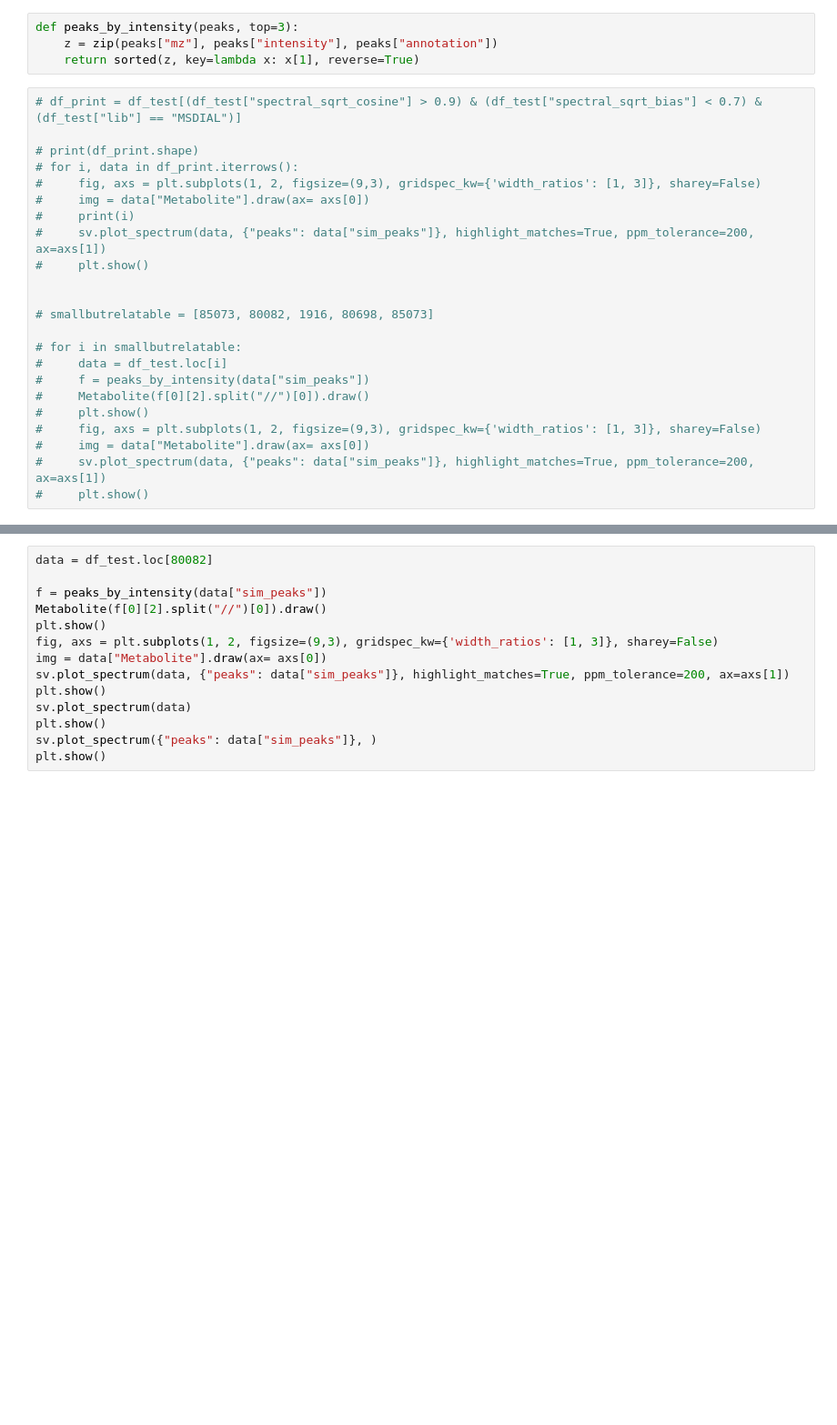
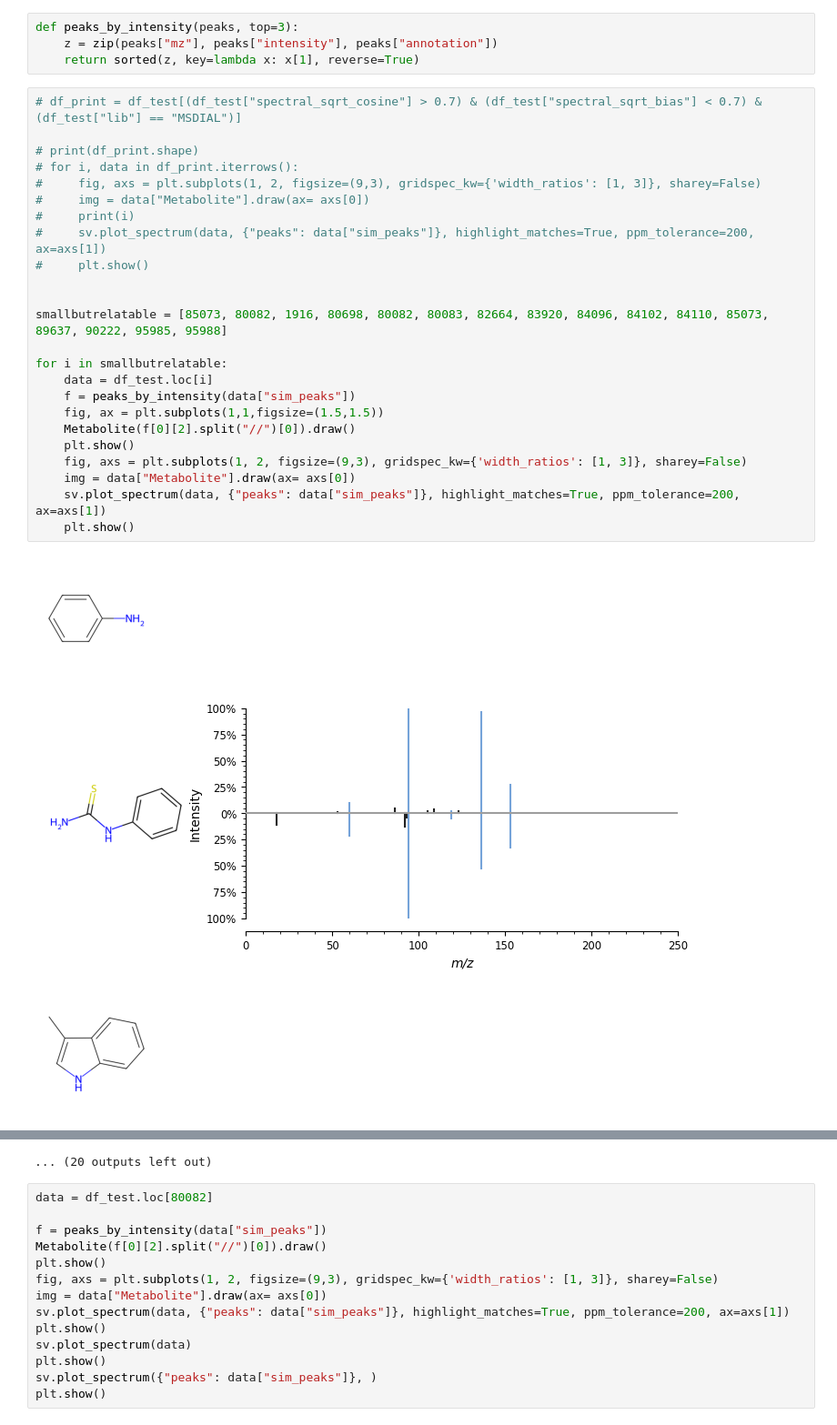
Before and after one commit to BAMeScience/fiora, a Jupyter notebook: notebooks/test_model.ipynb, the cells around one changed output, grey strips where cells are left out. Shown at 91% size. Saved outputs shown, nothing was run; the diff lists cells and outputs as text; blank space fills up the shorter version.

```diff
--- a/notebooks/test_model.ipynb
+++ b/notebooks/test_model.ipynb
@@ -1002,25 +1002,30 @@ def peaks_by_intensity(peaks, top=3):
     z = zip(peaks["mz"], peaks["intensity"], peaks["annotation"])
     return sorted(z, key=lambda x: x[1], reverse=True)
 # %%
-# df_print = df_test[(df_test["spectral_sqrt_cosine"] > 0.9) & (df_test["spectral_sqrt_bias"] < 0.7) & (df_test["lib"] == "MSDIAL")]
+# df_print = df_test[(df_test["spectral_sqrt_cosine"] > 0.7) & (df_test["spectral_sqrt_bias"] < 0.7) & (df_test["lib"] == "MSDIAL")]
 
 # print(df_print.shape)
 # for i, data in df_print.iterrows():
 #     fig, axs = plt.subplots(1, 2, figsize=(9,3), gridspec_kw={'width_ratios': [1, 3]}, sharey=False)
 #     img = data["Metabolite"].draw(ax= axs[0])
 #     print(i)
 #     sv.plot_spectrum(data, {"peaks": data["sim_peaks"]}, highlight_matches=True, ppm_tolerance=200, ax=axs[1])
 #     plt.show()
 
 
-# smallbutrelatable = [85073, 80082, 1916, 80698, 85073]
+smallbutrelatable = [85073, 80082, 1916, 80698, 80082, 80083, 82664, 83920, 84096, 84102, 84110, 85073, 89637, 90222, 95985, 95988]
 
-# for i in smallbutrelatable:
-#     data = df_test.loc[i]
-#     f = peaks_by_intensity(data["sim_peaks"])
-#     Metabolite(f[0][2].split("//")[0]).draw()
-#     plt.show()
-#     fig, axs = plt.subplots(1, 2, figsize=(9,3), gridspec_kw={'width_ratios': [1, 3]}, sharey=False)
-#     img = data["Metabolite"].draw(ax= axs[0])
-#     sv.plot_spectrum(data, {"peaks": data["sim_peaks"]}, highlight_matches=True, ppm_tolerance=200, ax=axs[1])
-#     plt.show()
+for i in smallbutrelatable:
+    data = df_test.loc[i]
+    f = peaks_by_intensity(data["sim_peaks"])
+    fig, ax = plt.subplots(1,1,figsize=(1.5,1.5))
+    Metabolite(f[0][2].split("//")[0]).draw()
+    plt.show()
+    fig, axs = plt.subplots(1, 2, figsize=(9,3), gridspec_kw={'width_ratios': [1, 3]}, sharey=False)
+    img = data["Metabolite"].draw(ax= axs[0])
+    sv.plot_spectrum(data, {"peaks": data["sim_peaks"]}, highlight_matches=True, ppm_tolerance=200, ax=axs[1])
+    plt.show()
+# %% [output]
+[figure, added]
+[figure, added]
+[figure, added]
@@ -1027,3 +1041,4 @@ def peaks_by_intensity(peaks, top=3):
+... (20 outputs left out)
 # %%
 data = df_test.loc[80082]
 
```
Also changed, not shown: parts of 2 cells of this notebook.
